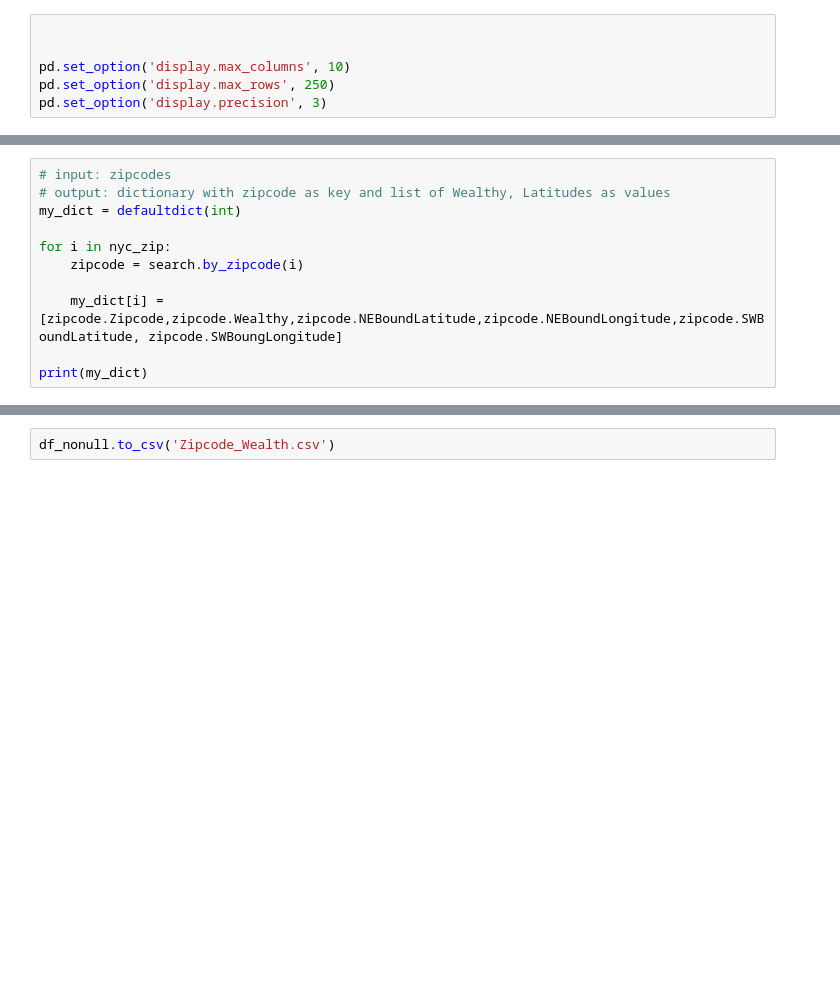
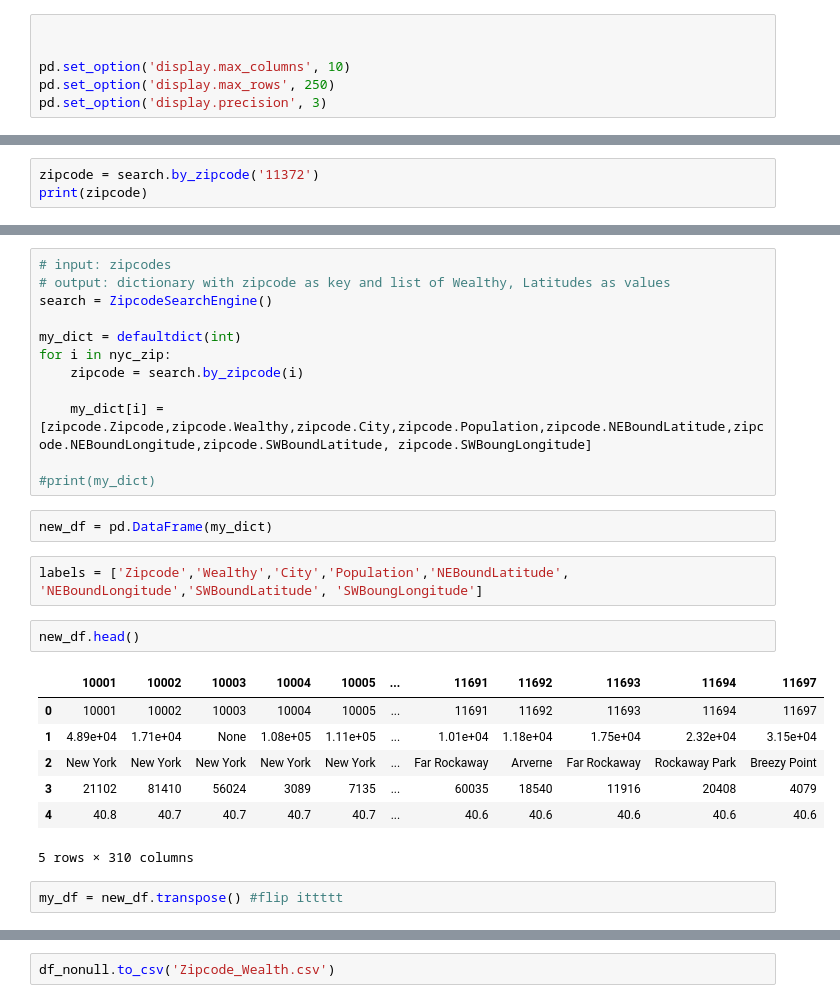
Before and after one commit to ChR2/MTA_Turnstile_Data_Project_1, a Jupyter notebook: Cleaning Demographic Data.ipynb, the cells around one changed output, grey strips where cells are left out. Drawn from its saved outputs; the diff is of its cells as text; blank space fills up the shorter version.

```diff
--- a/Cleaning Demographic Data.ipynb
+++ b/Cleaning Demographic Data.ipynb
@@ -55,11 +16,0 @@ print(zipcode)
-# %%
-# input: zipcodes
-# output: dictionary with zipcode as key and list of Wealthy, Latitudes as values
-my_dict = defaultdict(int)
-
-for i in nyc_zip:
-    zipcode = search.by_zipcode(i)
-
-    my_dict[i] = [zipcode.Zipcode,zipcode.Wealthy,zipcode.NEBoundLatitude,zipcode.NEBoundLongitude,zipcode.SWBoundLatitude, zipcode.SWBoungLongitude]
-
-print(my_dict)
@@ -152,0 +30,3 @@ memory usage: 9.9+ KB
+# %%
+zipcode = search.by_zipcode('11372')
+print(zipcode)
@@ -152,0 +53,28 @@ memory usage: 9.9+ KB
+# %%
+# input: zipcodes
+# output: dictionary with zipcode as key and list of Wealthy, Latitudes as values
+search = ZipcodeSearchEngine()
+
+my_dict = defaultdict(int)
+for i in nyc_zip:
+    zipcode = search.by_zipcode(i)
+
+    my_dict[i] = [zipcode.Zipcode,zipcode.Wealthy,zipcode.City,zipcode.Population,zipcode.NEBoundLatitude,zipcode.NEBoundLongitude,zipcode.SWBoundLatitude, zipcode.SWBoungLongitude]
+
+#print(my_dict)
+# %%
+new_df = pd.DataFrame(my_dict)
+# %%
+labels = ['Zipcode','Wealthy','City','Population','NEBoundLatitude', 'NEBoundLongitude','SWBoundLatitude', 'SWBoungLongitude']
+# %%
+new_df.head()
+# %% [output]
+|  | 10001 | 10002 | 10003 | 10004 | 10005 | ... | 11691 | 11692 | 11693 | 11694 | 11697 |
+| 0 | 10001 | 10002 | 10003 | 10004 | 10005 | ... | 11691 | 11692 | 11693 | 11694 | 11697 |
+| 1 | 4.89e+04 | 1.71e+04 | None | 1.08e+05 | 1.11e+05 | ... | 1.01e+04 | 1.18e+04 | 1.75e+04 | 2.32e+04 | 3.15e+04 |
+| 2 | New York | New York | New York | New York | New York | ... | Far Rockaway | Arverne | Far Rockaway | Rockaway Park | Breezy Point |
+| 3 | 21102 | 81410 | 56024 | 3089 | 7135 | ... | 60035 | 18540 | 11916 | 20408 | 4079 |
+| 4 | 40.8 | 40.7 | 40.7 | 40.7 | 40.7 | ... | 40.6 | 40.6 | 40.6 | 40.6 | 40.6 |
+5 rows × 310 columns
+# %%
+my_df = new_df.transpose() #flip ittttt
```
Also changed, not shown: parts of 38 cells of this notebook, 1 other file.
